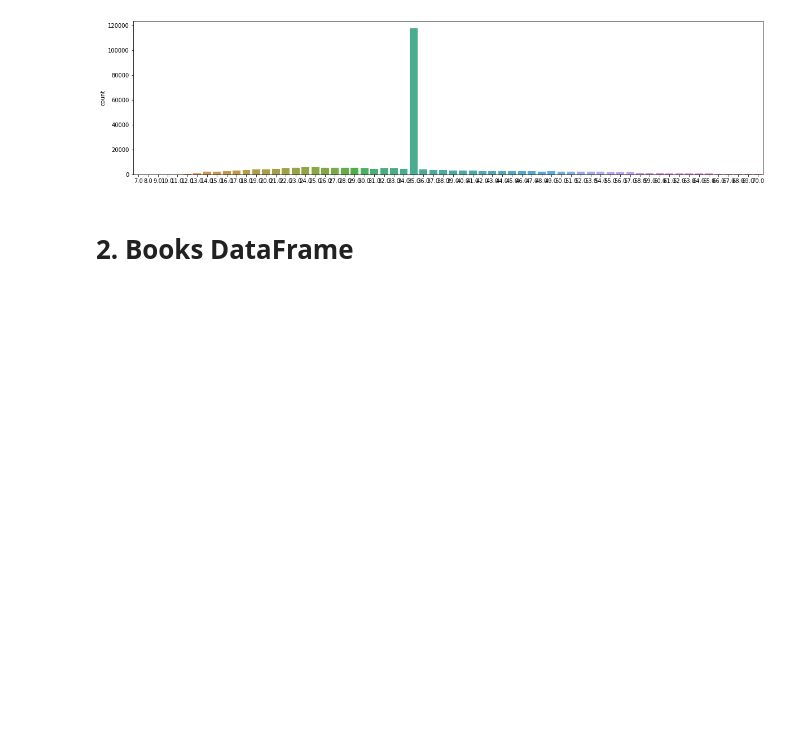
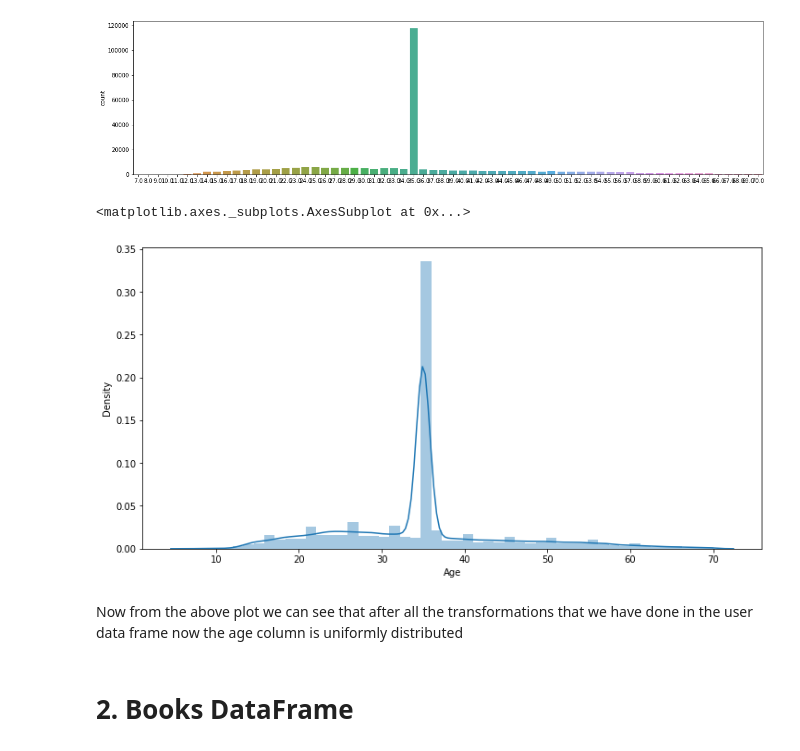
Before and after one commit to shyamsundar-v/Book-Recommendation-System, a Jupyter notebook: Book_Recommendation_System.ipynb, the cells around one changed output. Cells and saved outputs as stored; diff of their text form; code cells hidden in the pictures; blank space fills up the shorter version.

```diff
--- a/Book_Recommendation_System.ipynb
+++ b/Book_Recommendation_System.ipynb
@@ -206,6 +210,18 @@ sns.countplot(users_df['Age'].values.round())
 # %% [output]
 <matplotlib.axes._subplots.AxesSubplot at 0x...>
 [figure]
+# %%
+plt.figure(figsize=(12,6))
+plt.subplot(1,1,1)
+sns.distplot(users_df['Age'],kde=True)
+
+# plt.subplot(1,2,2)
+# sns.boxplot(users_df['Age'])
+# %% [output]
+<matplotlib.axes._subplots.AxesSubplot at 0x...>
+[figure, added]
+# %% [markdown]
+Now from the above plot we can see that after all the transformations that we have done in the user data frame now the age column is uniformly distributed
 # %% [markdown]
 # 2. Books DataFrame
 # %%
```
Also changed, not shown: parts of 19 cells of this notebook.
